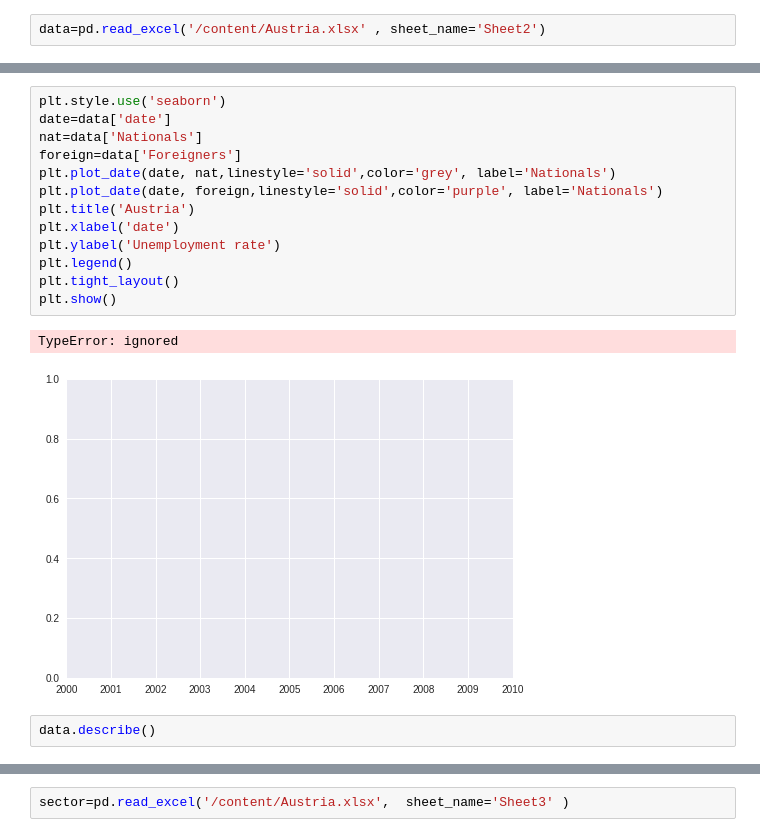
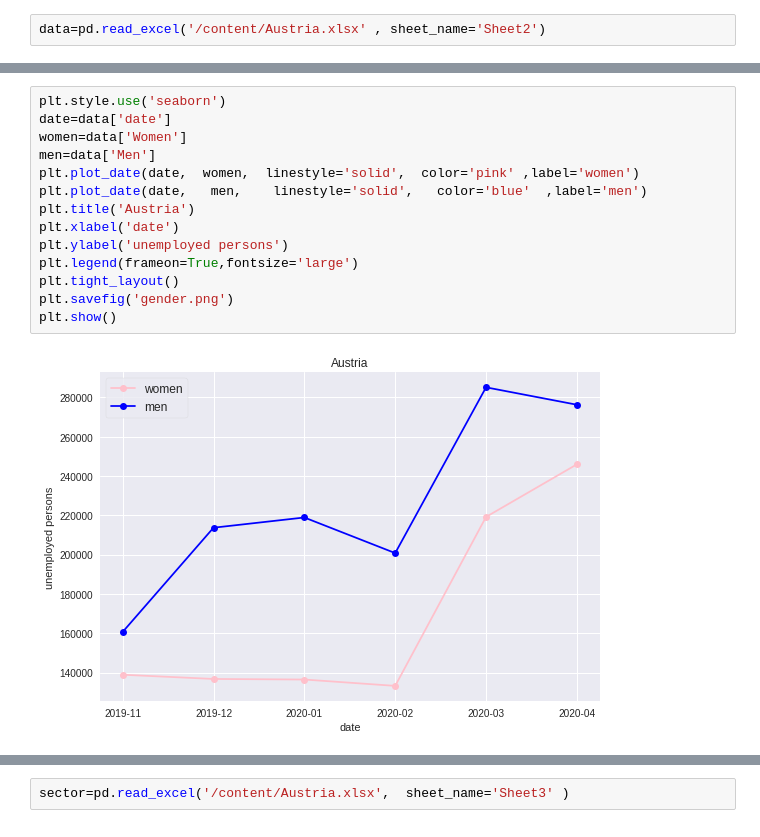
Before and after one commit to Gail529/Machine-Learning-, a Jupyter notebook: Austria.ipynb, the cells around one changed output, grey strips where cells are left out. Cells and saved outputs as stored; diff of their text form.

```diff
--- a/Austria.ipynb
+++ b/Austria.ipynb
@@ -37,18 +49,16 @@ memory usage: 1.1+ KB
 # %%
 plt.style.use('seaborn')
 date=data['date']
-nat=data['Nationals']
-foreign=data['Foreigners']
-plt.plot_date(date, nat,linestyle='solid',color='grey', label='Nationals')
-plt.plot_date(date, foreign,linestyle='solid',color='purple', label='Nationals')
+women=data['Women']
+men=data['Men']
+plt.plot_date(date,  women,  linestyle='solid',  color='pink' ,label='women')
+plt.plot_date(date,   men,    linestyle='solid',   color='blue'  ,label='men')
 plt.title('Austria')
 plt.xlabel('date')
-plt.ylabel('Unemployment rate')
-plt.legend()
+plt.ylabel('unemployed persons')
+plt.legend(frameon=True,fontsize='large')
 plt.tight_layout()
+plt.savefig('gender.png')
 plt.show()
 # %% [output]
-TypeError: ignored
-[figure, old version]
+[figure, new version]
-# %%
-data.describe()
```
Also changed, not shown: parts of 17 cells of this notebook.
